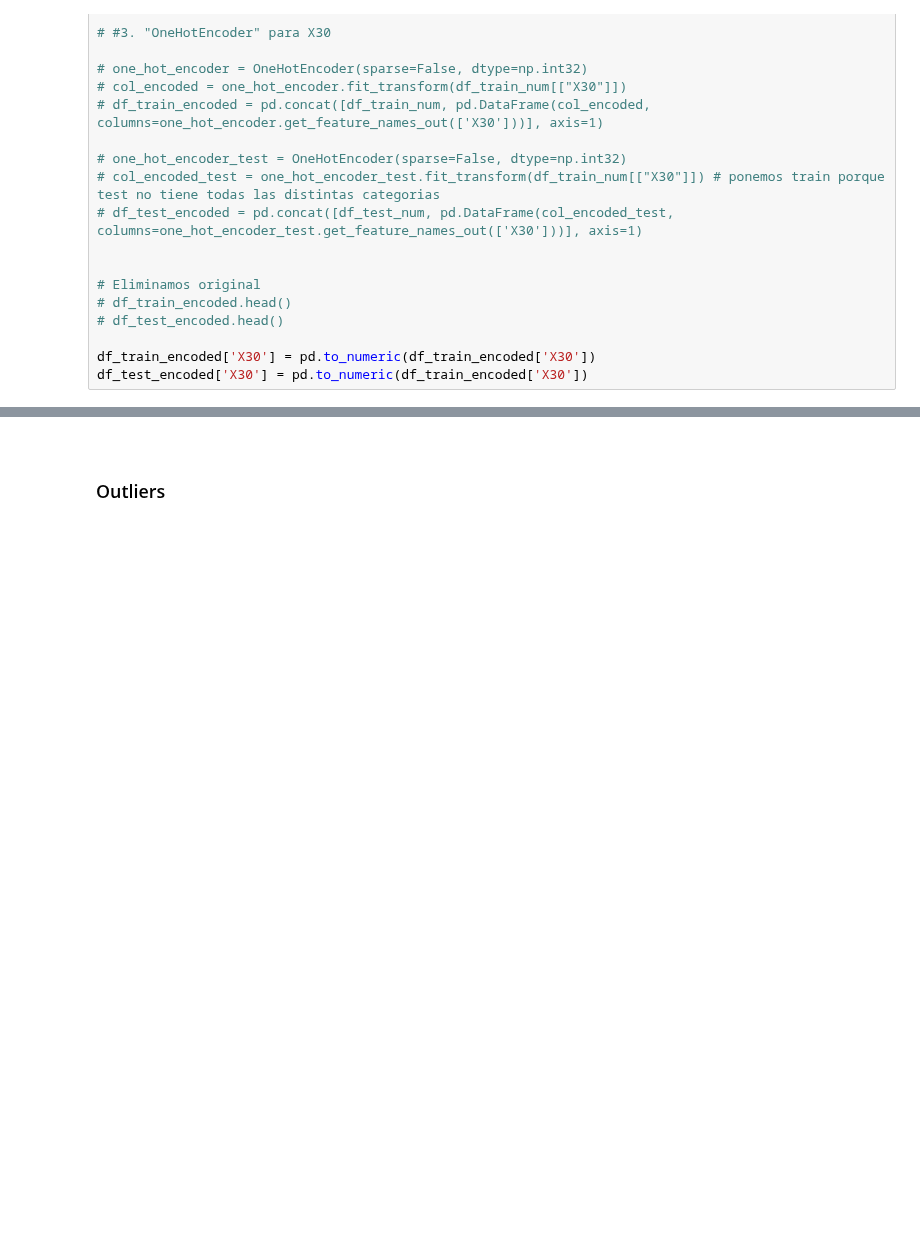
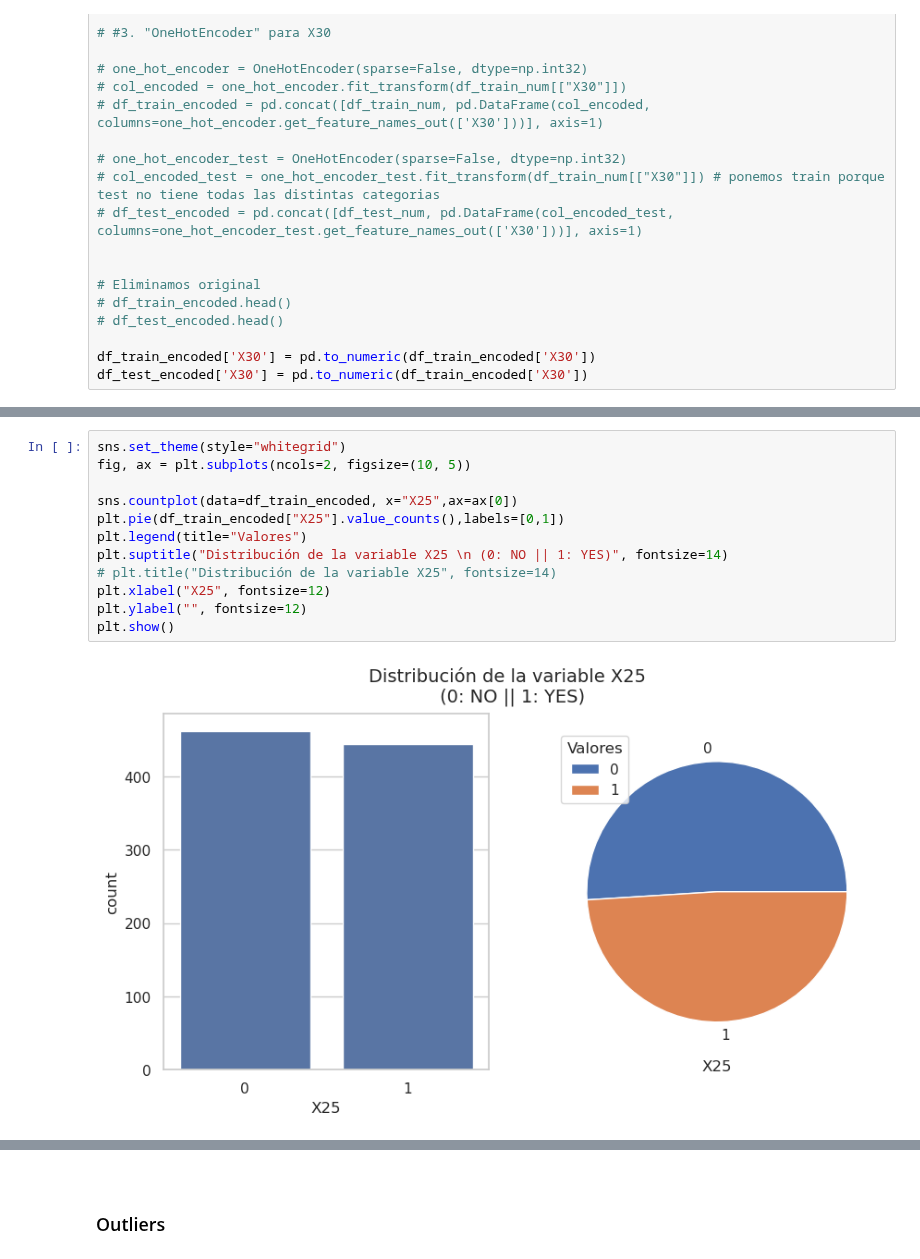
Before and after one commit to DomingoLopez/ClubFansIris, a Jupyter notebook: preprocesamiento/preprocesamiento.ipynb, the cells around one changed output, grey strips where cells are left out. Drawn from its saved outputs; the diff is of its cells as text; blank space fills up the shorter version.

```diff
--- a/preprocesamiento/preprocesamiento.ipynb
+++ b/preprocesamiento/preprocesamiento.ipynb
@@ -313,0 +347,14 @@ df_test_encoded['X30'] = pd.to_numeric(df_train_encoded['X30'])
+# %%
+sns.set_theme(style="whitegrid")
+fig, ax = plt.subplots(ncols=2, figsize=(10, 5))
+
+sns.countplot(data=df_train_encoded, x="X25",ax=ax[0])
+plt.pie(df_train_encoded["X25"].value_counts(),labels=[0,1])
+plt.legend(title="Valores")
+plt.suptitle("Distribución de la variable X25 \n (0: NO || 1: YES)", fontsize=14)
+# plt.title("Distribución de la variable X25", fontsize=14)
+plt.xlabel("X25", fontsize=12)
+plt.ylabel("", fontsize=12)
+plt.show()
+# %% [output]
+[figure, added]
```
Also changed, not shown: parts of 9 cells of this notebook.
